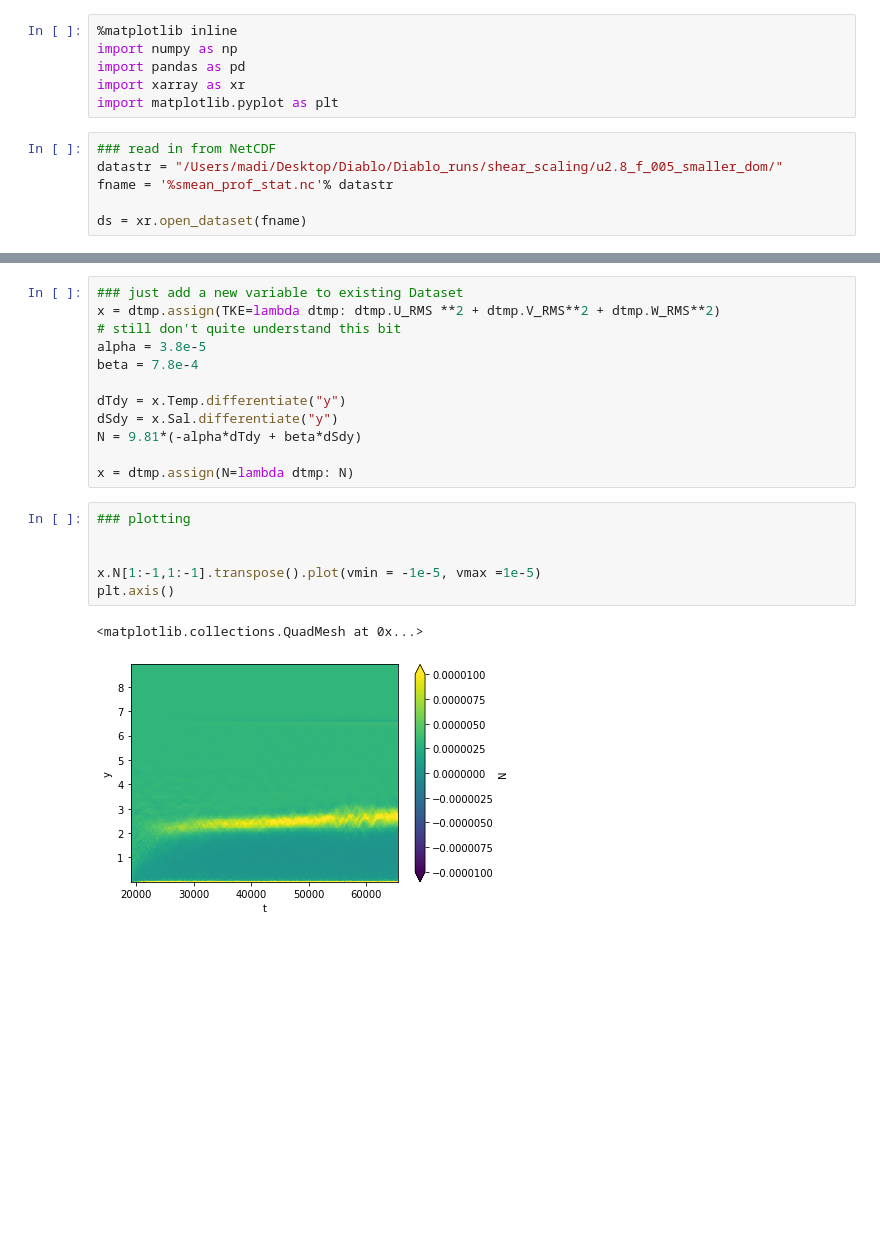
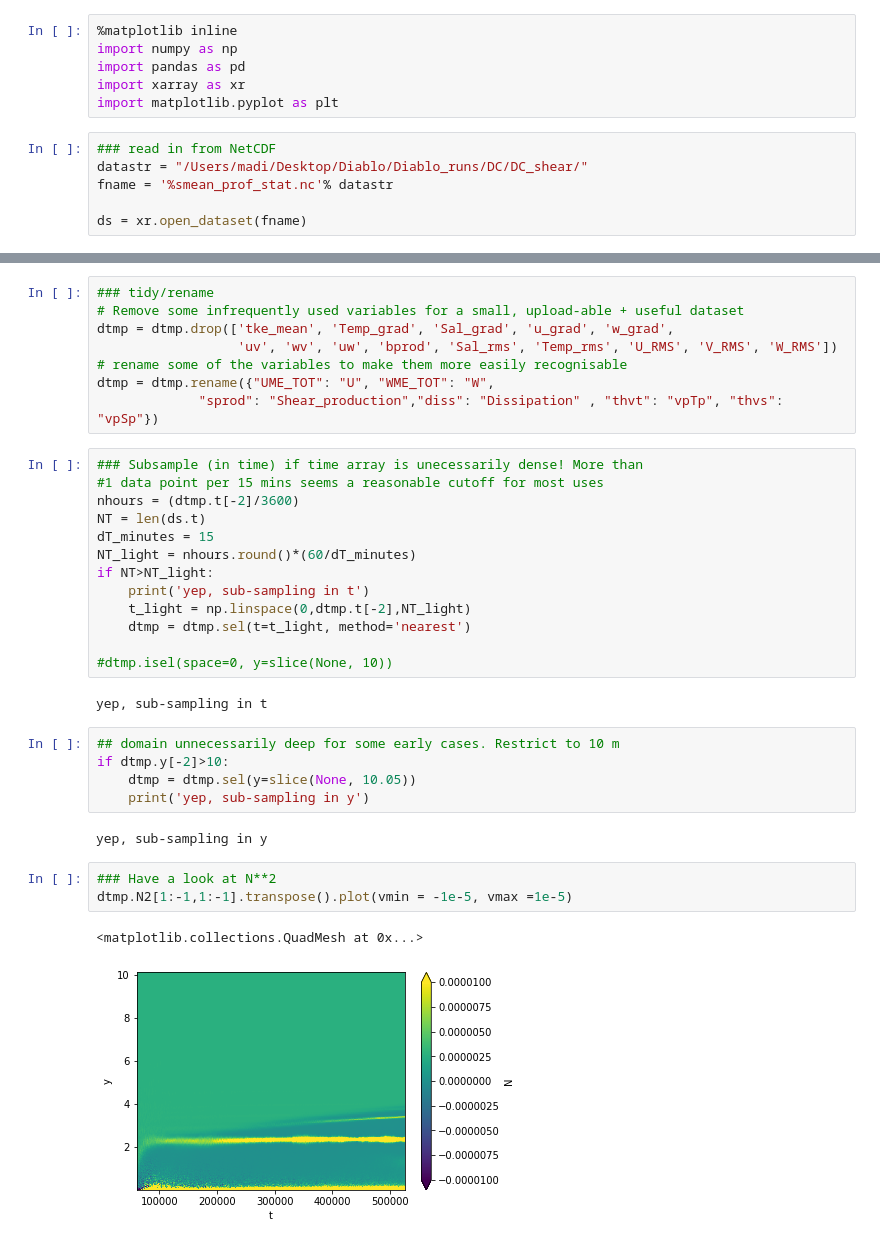
Before and after one commit to mmr0/Analysis_Pynb, a Jupyter notebook: xarray_postproc.ipynb, the cells around one changed output, grey strips where cells are left out. Cells and saved outputs as stored; diff of their text form; blank space fills up the shorter version.

Commit message:
Added attributes and subsampled

```diff
--- a/xarray_postproc.ipynb
+++ b/xarray_postproc.ipynb
@@ -6,7 +9,7 @@ import xarray as xr
 import matplotlib.pyplot as plt
 # %%
 ### read in from NetCDF
-datastr = "/Users/madi/Desktop/Diablo/Diablo_runs/shear_scaling/u2.8_f_005_smaller_dom/"
+datastr = "/Users/madi/Desktop/Diablo/Diablo_runs/DC/DC_shear/"
 fname = '%smean_prof_stat.nc'% datastr
 
 ds = xr.open_dataset(fname)
@@ -35,24 +20,39 @@ dtmp = ds.isel(y=index)
 
 _, index = np.unique(dtmp['t'], return_index=True)
 dtmp = dtmp.isel(t=index)
-# %%
-### just add a new variable to existing Dataset
-x = dtmp.assign(TKE=lambda dtmp: dtmp.U_RMS **2 + dtmp.V_RMS**2 + dtmp.W_RMS**2)
-# still don't quite understand this bit
-alpha = 3.8e-5
-beta = 7.8e-4
-
-dTdy = x.Temp.differentiate("y")
-dSdy = x.Sal.differentiate("y")
-N = 9.81*(-alpha*dTdy + beta*dSdy)
-
-x = dtmp.assign(N=lambda dtmp: N)
+# %%
+### tidy/rename
+# Remove some infrequently used variables for a small, upload-able + useful dataset
+dtmp = dtmp.drop(['tke_mean', 'Temp_grad', 'Sal_grad', 'u_grad', 'w_grad',
+                  'uv', 'wv', 'uw', 'bprod', 'Sal_rms', 'Temp_rms', 'U_RMS', 'V_RMS', 'W_RMS'])
+# rename some of the variables to make them more easily recognisable
+dtmp = dtmp.rename({"UME_TOT": "U", "WME_TOT": "W",
+             "sprod": "Shear_production","diss": "Dissipation" , "thvt": "vpTp", "thvs": "vpSp"})
+# %%
+### Subsample (in time) if time array is unecessarily dense! More than
+#1 data point per 15 mins seems a reasonable cutoff for most uses
+nhours = (dtmp.t[-2]/3600)
+NT = len(ds.t)
+dT_minutes = 15
+NT_light = nhours.round()*(60/dT_minutes)
+if NT>NT_light:
+    print('yep, sub-sampling in t')
+    t_light = np.linspace(0,dtmp.t[-2],NT_light)
+    dtmp = dtmp.sel(t=t_light, method='nearest')
+
+#dtmp.isel(space=0, y=slice(None, 10))
+# %% [output]
+yep, sub-sampling in t
+# %%
+## domain unnecessarily deep for some early cases. Restrict to 10 m
+if dtmp.y[-2]>10:
+    dtmp = dtmp.sel(y=slice(None, 10.05))
+    print('yep, sub-sampling in y')
+# %% [output]
+yep, sub-sampling in y
 # %%
-### plotting
-
-
-x.N[1:-1,1:-1].transpose().plot(vmin = -1e-5, vmax =1e-5)
-plt.axis()
+### Have a look at N**2
+dtmp.N2[1:-1,1:-1].transpose().plot(vmin = -1e-5, vmax =1e-5)
 # %% [output]
 <matplotlib.collections.QuadMesh at 0x...>
-[figure, old version]
+[figure, new version]
```
Also changed, not shown: parts of 6 cells of this notebook.
